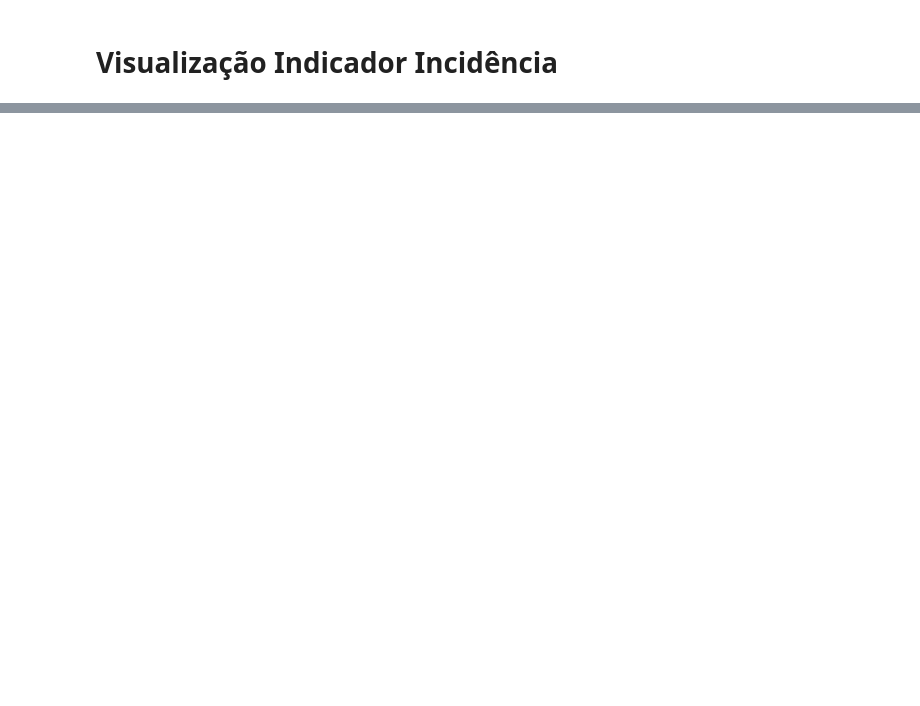
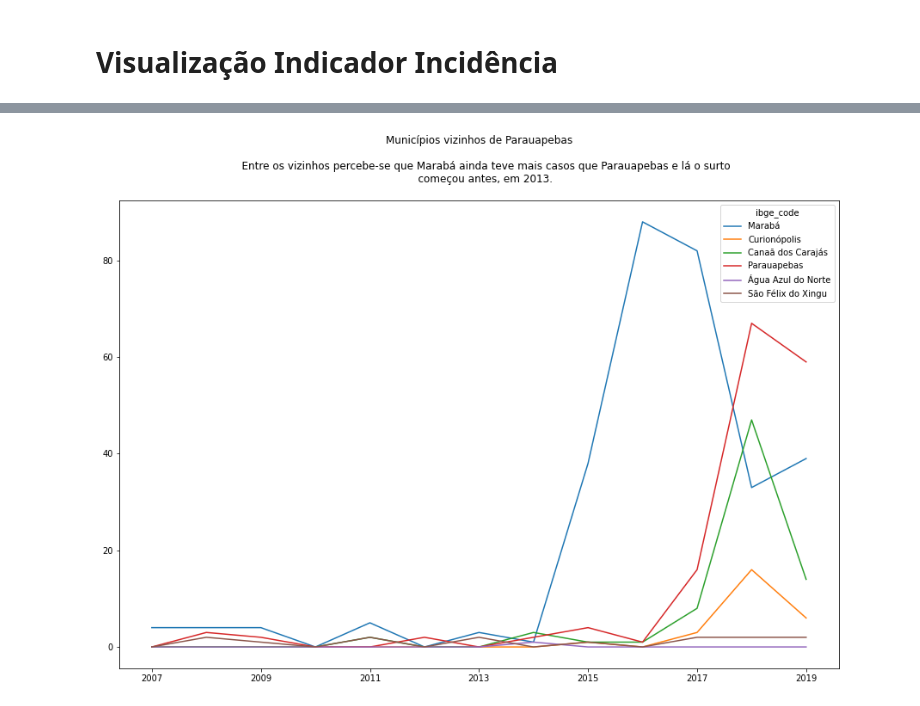
Before and after one commit to FlaviaLopes/leishmaniose, a Jupyter notebook: notebooks/visualizacao_incidencia.ipynb, the cells around one changed output, grey strips where cells are left out. Cells and saved outputs as stored; diff of their text form; code cells hidden in the pictures; blank space fills up the shorter version.

```diff
--- a/notebooks/visualizacao_incidencia.ipynb
+++ b/notebooks/visualizacao_incidencia.ipynb
@@ -385,0 +77,8 @@ Referência:
+# %%
+limitrofes = ['Marabá', 'Curionópolis', 'Canaã dos Carajás', 'Parauapebas', 'Água Azul do Norte', 'São Félix do Xingu']
+idx = []
+for it in limitrofes:
+    idx.append(municipios.loc[municipios.municipio == it, :].index.values[0])
+limitrofes = municipios.loc[idx, :]
+limitrofes = limitrofes.set_index('ibge_code')
+limitrofes
@@ -385,0 +94,12 @@ Referência:
+# %%
+d = total_casos.loc[limitrofes.index,:].copy()
+d.index = d.index.map(dict(zip(limitrofes.index, limitrofes.municipio)))
+d.T.plot(
+    kind='line',
+    figsize=(15,10),
+    title='''Municípios vizinhos de Parauapebas\n
+    Entre os vizinhos percebe-se que Marabá ainda teve mais casos que Parauapebas e lá o surto
+    começou antes, em 2013.\n'''
+);
+# %% [output]
+[figure, added]
```
Also changed, not shown: parts of 52 cells of this notebook, 8 other files.
